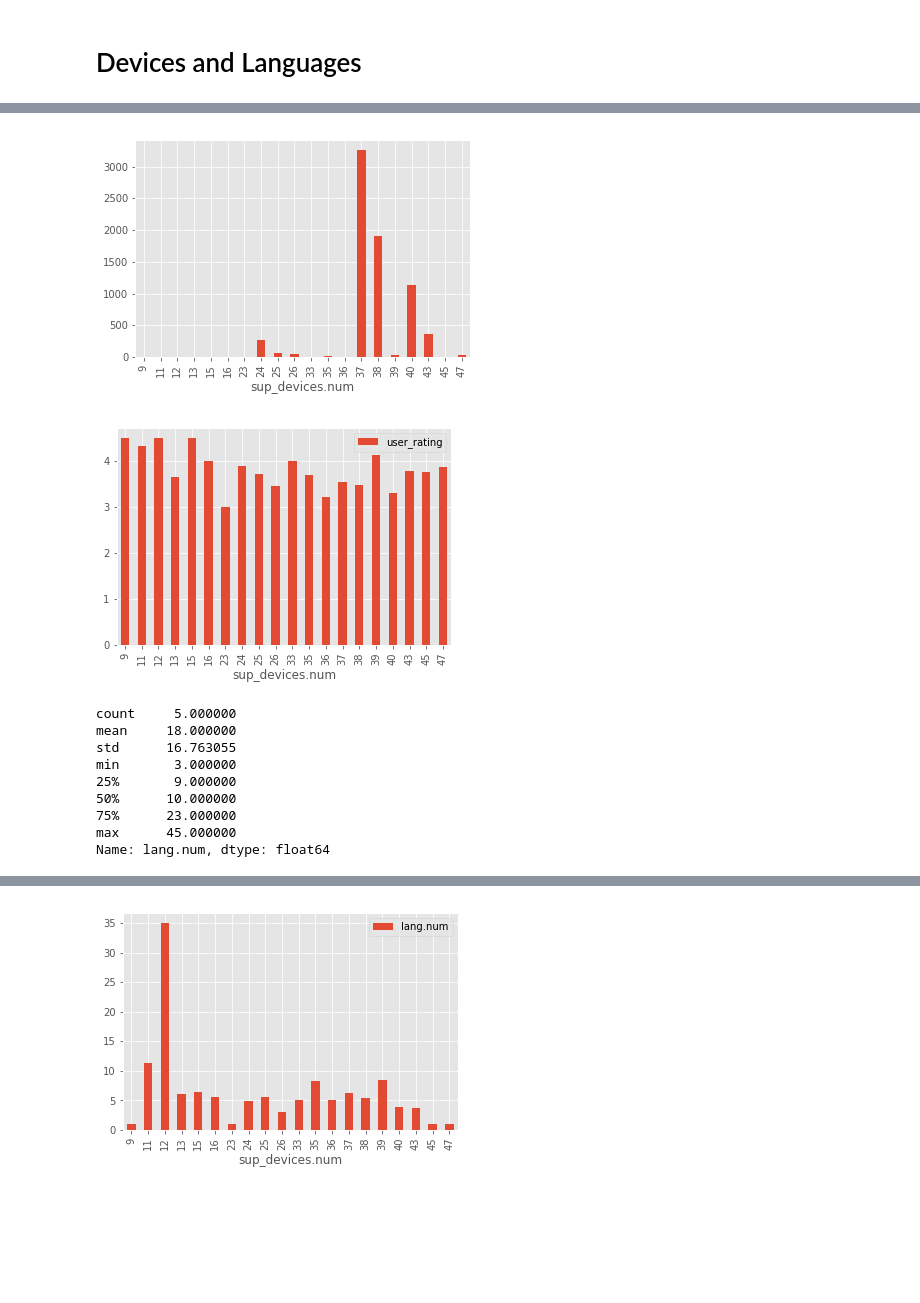
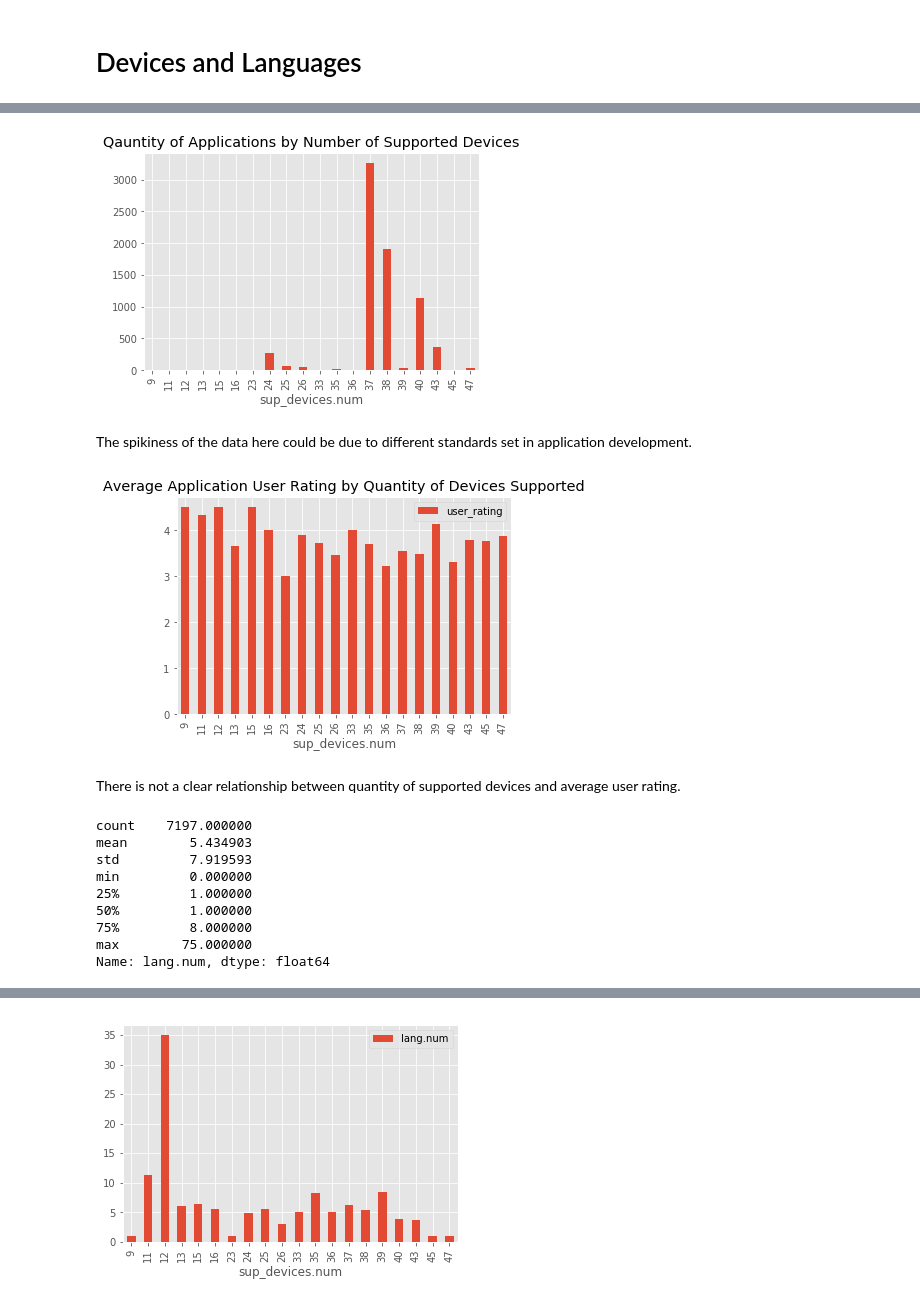
Before and after one commit to mburschtin/GA-Python-, a Jupyter notebook: Appstore_Final_Project.ipynb, the cells around one changed output, grey strips where cells are left out. Cells and saved outputs as stored; diff of their text form; code cells hidden in the pictures; blank space fills up the shorter version.

```diff
--- a/Appstore_Final_Project.ipynb
+++ b/Appstore_Final_Project.ipynb
@@ -311,28 +327,32 @@ plt.show()
 # %%
 # Overview of quantity of devices
-prod.groupby('sup_devices.num')['id'].nunique().plot(kind='bar')
+prod.groupby('sup_devices.num')['id'].nunique().plot(kind='bar', title= 'Qauntity of Applications by Number of Supported Devices')
 plt.show()
 # %% [output]
-[figure, old version]
+[figure, new version]
+# %% [markdown]
+The spikiness of the data here could be due to different standards set in application development.
 # %%
 # Quantity of devices vs. ratings
 prod_subset = prod[['user_rating', 'sup_devices.num']]
 k = prod_subset[['user_rating', 'sup_devices.num']].groupby('sup_devices.num').mean()
-k.plot(kind='bar')
+k.plot(kind='bar', title= 'Average Application User Rating by Quantity of Devices Supported')
 plt.show()
 # %% [output]
-[figure, old version]
+[figure, new version]
+# %% [markdown]
+There is not a clear relationship between quantity of supported devices and average user rating.
 # %%
-prod['lang.num'].head().describe()
+prod['lang.num'].describe()
 # %% [output]
-count     5.000000
-mean     18.000000
-std      16.763055
-min       3.000000
-25%       9.000000
-50%      10.000000
-75%      23.000000
-max      45.000000
+count    7197.000000
+mean        5.434903
+std         7.919593
+min         0.000000
+25%         1.000000
+50%         1.000000
+75%         8.000000
+max        75.000000
 Name: lang.num, dtype: float64
 # %%
 # Overview of quantity of languages
```
Also changed, not shown: parts of 19 cells of this notebook.
